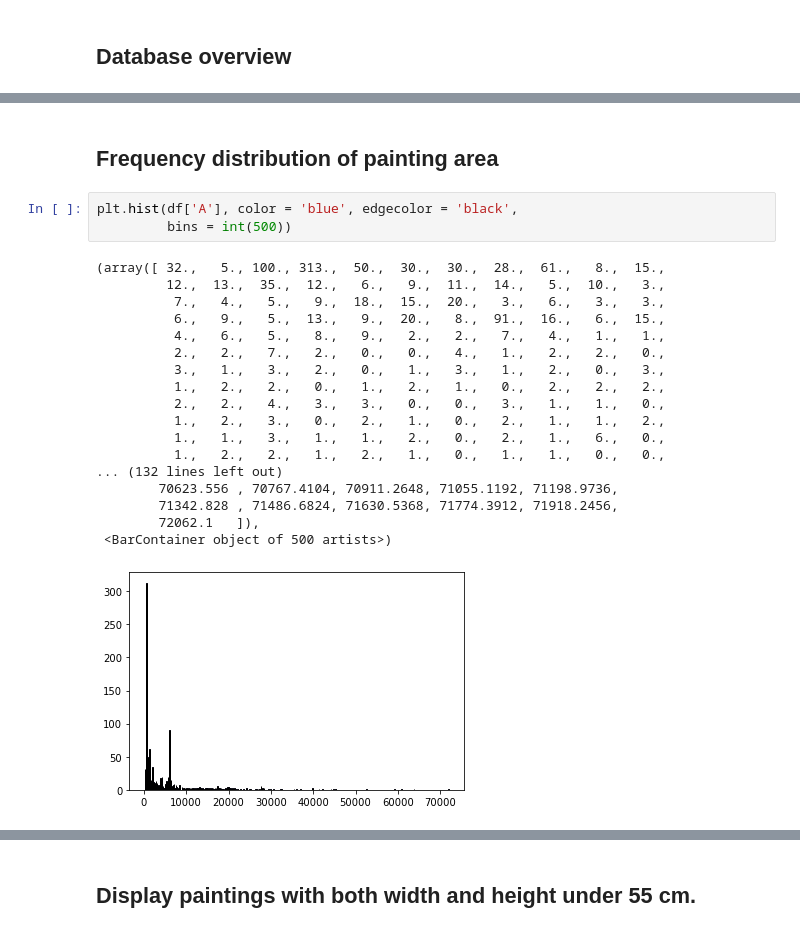
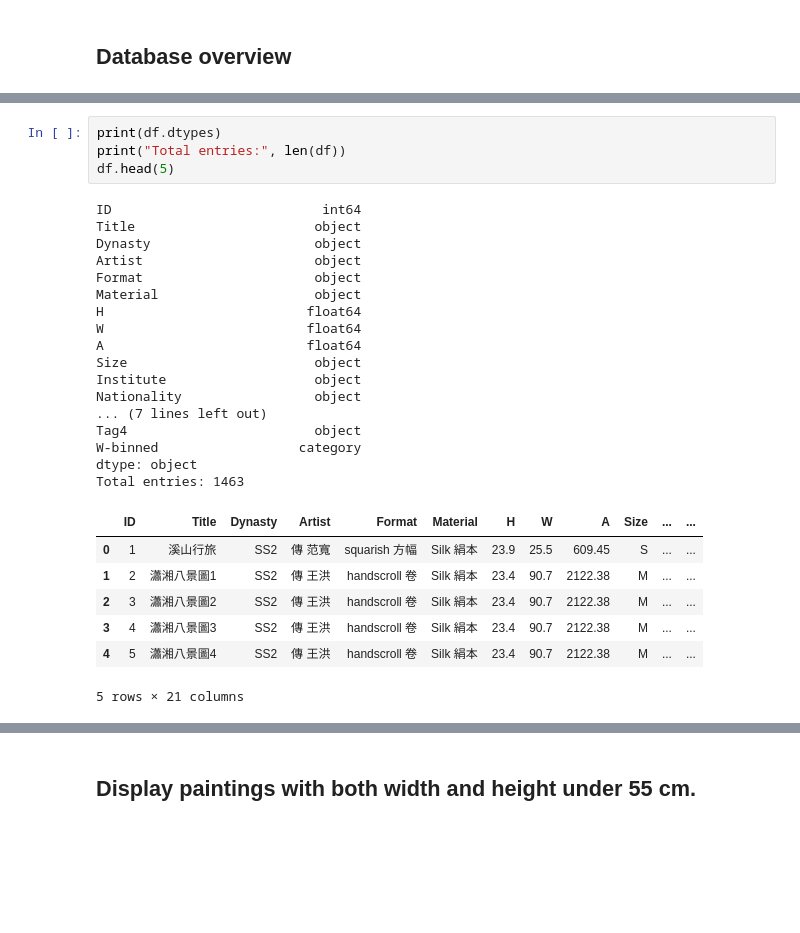
Before and after one commit to caomengge/Song-Dynasty-Paintings-Database, a Jupyter notebook: SongPaintingDatabaseShowCase.ipynb, the cells around one changed output, grey strips where cells are left out. Drawn from its saved outputs; the diff is of its cells as text; blank space fills up the shorter version.

```diff
--- a/SongPaintingDatabaseShowCase.ipynb
+++ b/SongPaintingDatabaseShowCase.ipynb
@@ -38,24 +17,29 @@ print(df.head(10))
-# %% [markdown]
-## Frequency distribution of painting area
-# %%
-plt.hist(df['A'], color = 'blue', edgecolor = 'black',
-         bins = int(500))
-# %% [output]
-(array([ 32.,   5., 100., 313.,  50.,  30.,  30.,  28.,  61.,   8.,  15.,
-         12.,  13.,  35.,  12.,   6.,   9.,  11.,  14.,   5.,  10.,   3.,
-          7.,   4.,   5.,   9.,  18.,  15.,  20.,   3.,   6.,   3.,   3.,
-          6.,   9.,   5.,  13.,   9.,  20.,   8.,  91.,  16.,   6.,  15.,
-          4.,   6.,   5.,   8.,   9.,   2.,   2.,   7.,   4.,   1.,   1.,
-          2.,   2.,   7.,   2.,   0.,   0.,   4.,   1.,   2.,   2.,   0.,
-          3.,   1.,   3.,   2.,   0.,   1.,   3.,   1.,   2.,   0.,   3.,
-          1.,   2.,   2.,   0.,   1.,   2.,   1.,   0.,   2.,   2.,   2.,
-          2.,   2.,   4.,   3.,   3.,   0.,   0.,   3.,   1.,   1.,   0.,
-          1.,   2.,   3.,   0.,   2.,   1.,   0.,   2.,   1.,   1.,   2.,
-          1.,   1.,   3.,   1.,   1.,   2.,   0.,   2.,   1.,   6.,   0.,
-          1.,   2.,   2.,   1.,   2.,   1.,   0.,   1.,   1.,   0.,   0.,
-... (132 lines left out)
-        70623.556 , 70767.4104, 70911.2648, 71055.1192, 71198.9736,
-        71342.828 , 71486.6824, 71630.5368, 71774.3912, 71918.2456,
-        72062.1   ]),
- <BarContainer object of 500 artists>)
-[figure, removed]
+# %%
+print(df.dtypes)
+print("Total entries:", len(df))
+df.head(5)
+# %% [output]
+ID                           int64
+Title                       object
+Dynasty                     object
+Artist                      object
+Format                      object
+Material                    object
+H                          float64
+W                          float64
+A                          float64
+Size                        object
+Institute                   object
+Nationality                 object
+... (7 lines left out)
+Tag4                        object
+W-binned                  category
+dtype: object
+Total entries: 1463
+|  | ID | Title | Dynasty | Artist | Format | Material | H | W | A | Size | ... | ... |
+| 0 | 1 | 溪山行旅 | SS2 | 傳 范寬 | squarish 方幅 | Silk 絹本 | 23.9 | 25.5 | 609.45 | S | ... | ... |
+| 1 | 2 | 瀟湘八景圖1 | SS2 | 傳 王洪 | handscroll 卷 | Silk 絹本 | 23.4 | 90.7 | 2122.38 | M | ... | ... |
+| 2 | 3 | 瀟湘八景圖2 | SS2 | 傳 王洪 | handscroll 卷 | Silk 絹本 | 23.4 | 90.7 | 2122.38 | M | ... | ... |
+| 3 | 4 | 瀟湘八景圖3 | SS2 | 傳 王洪 | handscroll 卷 | Silk 絹本 | 23.4 | 90.7 | 2122.38 | M | ... | ... |
+| 4 | 5 | 瀟湘八景圖4 | SS2 | 傳 王洪 | handscroll 卷 | Silk 絹本 | 23.4 | 90.7 | 2122.38 | M | ... | ... |
+5 rows × 21 columns
```
Also changed, not shown: parts of 14 cells of this notebook.
